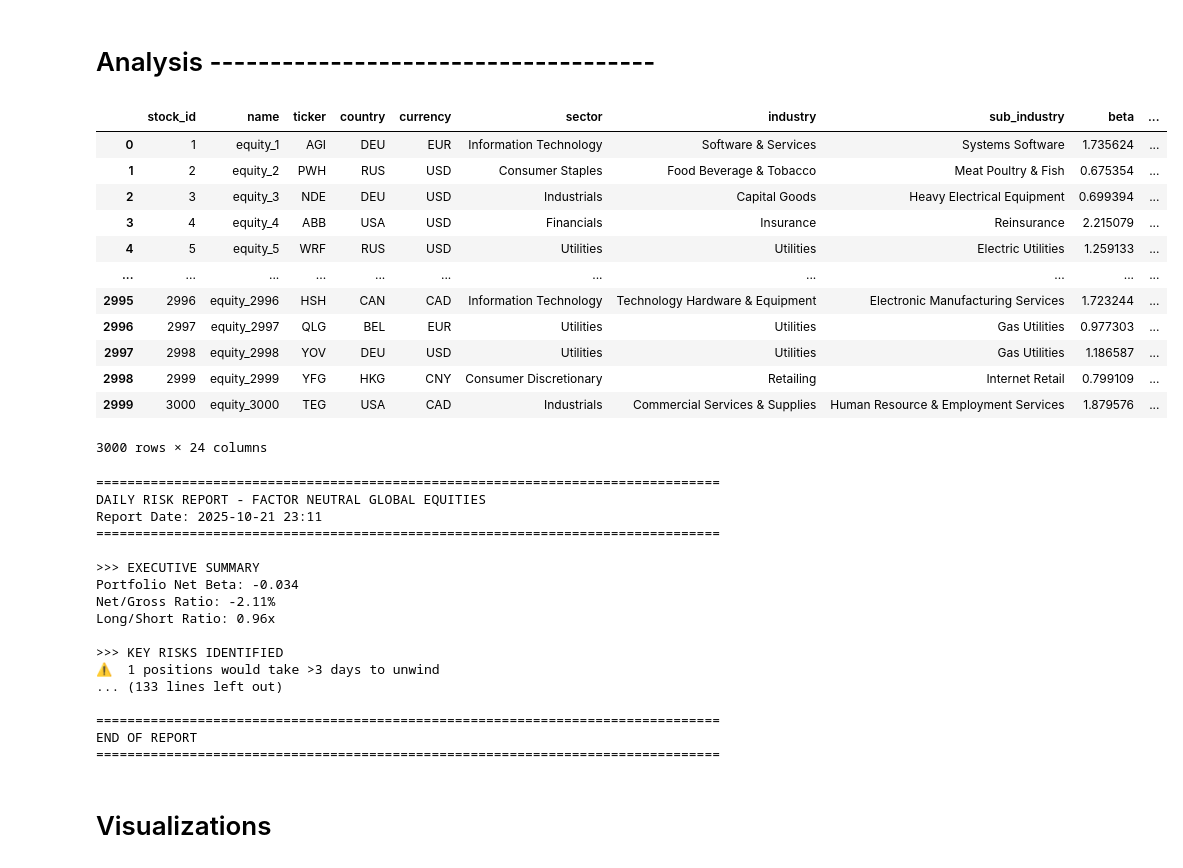
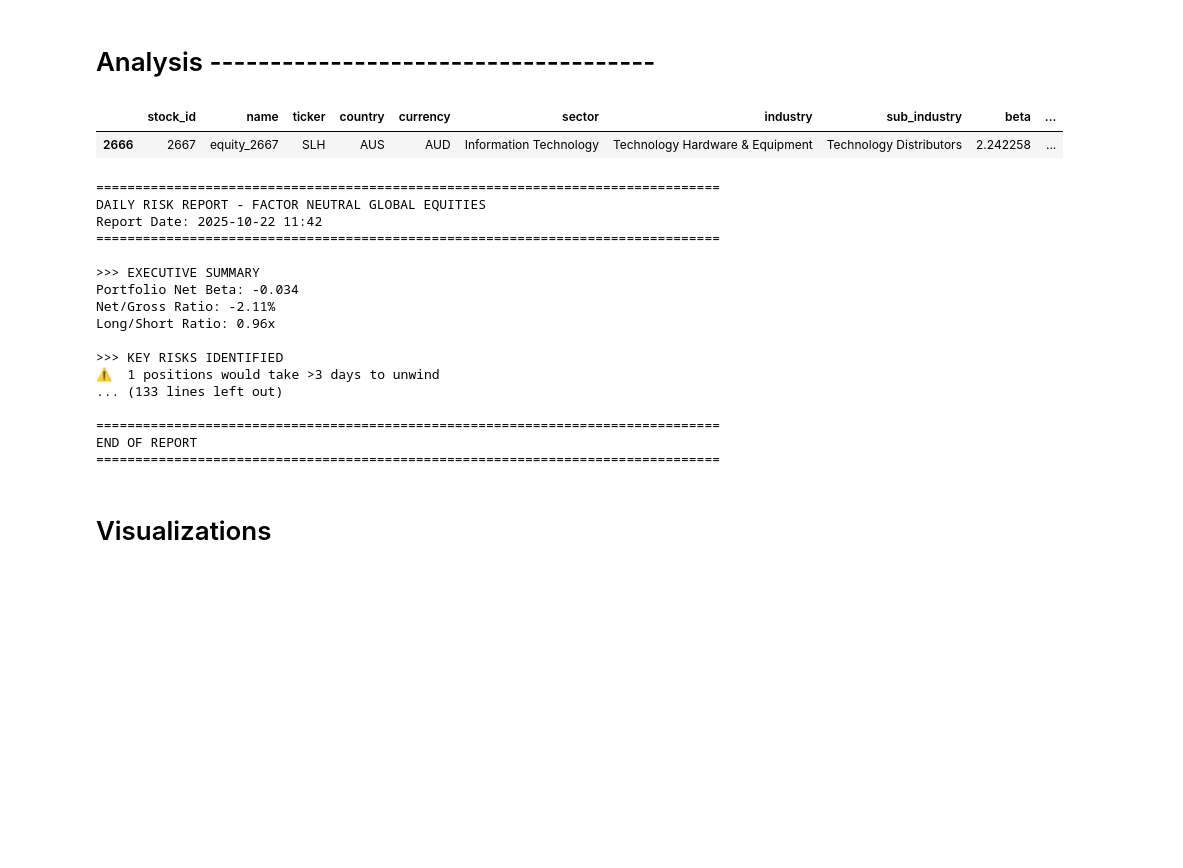
Before and after one commit to williampham7/voleon-data-assignment, a Jupyter notebook: assignment.ipynb, the cells around one changed output. Drawn from its saved outputs; the diff is of its cells as text; code cells hidden in the pictures; blank space fills up the shorter version.

```diff
--- a/assignment.ipynb
+++ b/assignment.ipynb
@@ -12,8 +12,8 @@ import seaborn as sns
 pd.set_option('display.max_columns', None)
 # %%
 # Load data
-portfolio = pd.read_csv('positions.csv')
-fx_rates = pd.read_csv('fx.csv')
+portfolio = pd.read_csv('submission_folder/positions.csv')
+fx_rates = pd.read_csv('submission_folder/fx.csv')
 fx_rates.drop(columns=['Unnamed: 2'], inplace=True)
 
 portfolio.head()
@@ -73,7 +73,7 @@ portfolio[portfolio['stock_id'].isin([2297, 2306])]
 # Calculate position values in local, then convert
 portfolio['position_value_local'] = portfolio['posn_shares'] * portfolio['market_price_local']
 portfolio['cost_value_local'] = portfolio['posn_shares'] * portfolio['cost_basis_local']
-portfolio['unrealized_pnl_local'] = (portfolio['position_value_local'] - portfolio['cost_value_local']) * np.where(portfolio['side'] == 'LONG', 1, -1)
+portfolio['unrealized_pnl_local'] = portfolio['position_value_local'] - portfolio['cost_value_local']
 
 # Merge with FX rates
 portfolio = portfolio.merge(fx_rates, on='currency', how='left')
@@ -94,21 +94,10 @@ portfolio.head()
 # %% [markdown]
 # Analysis -------------------------------------
 # %%
-portfolio
+portfolio[portfolio['stock_id'] == 2667]
 # %% [output]
 |  | stock_id | name | ticker | country | currency | sector | industry | sub_industry | beta | ... |
-| 0 | 1 | equity_1 | AGI | DEU | EUR | Information Technology | Software & Services | Systems Software | 1.735624 | ... |
-| 1 | 2 | equity_2 | PWH | RUS | USD | Consumer Staples | Food Beverage & Tobacco | Meat Poultry & Fish | 0.675354 | ... |
-| 2 | 3 | equity_3 | NDE | DEU | USD | Industrials | Capital Goods | Heavy Electrical Equipment | 0.699394 | ... |
-| 3 | 4 | equity_4 | ABB | USA | USD | Financials | Insurance | Reinsurance | 2.215079 | ... |
-| 4 | 5 | equity_5 | WRF | RUS | USD | Utilities | Utilities | Electric Utilities | 1.259133 | ... |
-| ... | ... | ... | ... | ... | ... | ... | ... | ... | ... | ... |
-| 2995 | 2996 | equity_2996 | HSH | CAN | CAD | Information Technology | Technology Hardware & Equipment | Electronic Manufacturing Services | 1.723244 | ... |
-| 2996 | 2997 | equity_2997 | QLG | BEL | EUR | Utilities | Utilities | Gas Utilities | 0.977303 | ... |
-| 2997 | 2998 | equity_2998 | YOV | DEU | USD | Utilities | Utilities | Gas Utilities | 1.186587 | ... |
-| 2998 | 2999 | equity_2999 | YFG | HKG | CNY | Consumer Discretionary | Retailing | Internet Retail | 0.799109 | ... |
-| 2999 | 3000 | equity_3000 | TEG | USA | CAD | Industrials | Commercial Services & Supplies | Human Resource & Employment Services | 1.879576 | ... |
+| 2666 | 2667 | equity_2667 | SLH | AUS | AUD | Information Technology | Technology Hardware & Equipment | Technology Distributors | 2.242258 | ... |
-3000 rows × 24 columns
 # %%
 # 1. PORTFOLIO SUMMARY
 total_gmv = portfolio['position_value_usd'].abs().sum()  # Gross Market Value
@@ -265,7 +254,7 @@ def generate_daily_risk_report(portfolio):
         print("No illiquid positions.")
 
     print("\n" + "=" * 80)
-    print("RISK FLAGS - EXTREME BETA (|β| > 2.0)")
+    print(f"RISK FLAGS - EXTREME BETA (|β| > {beta_threshold})")
     print("=" * 80)
     if len(high_beta) > 0:
         print(high_beta[['name', 'ticker', 'beta', 'position_value_usd',
@@ -293,7 +282,7 @@ generate_daily_risk_report(portfolio)
 # %% [output]
 ================================================================================
 DAILY RISK REPORT - FACTOR NEUTRAL GLOBAL EQUITIES
-Report Date: 2025-10-21 23:11
+Report Date: 2025-10-22 11:42
 ================================================================================
 
 >>> EXECUTIVE SUMMARY
```
Also changed, not shown: parts of 3 cells of this notebook, 3 other files.
